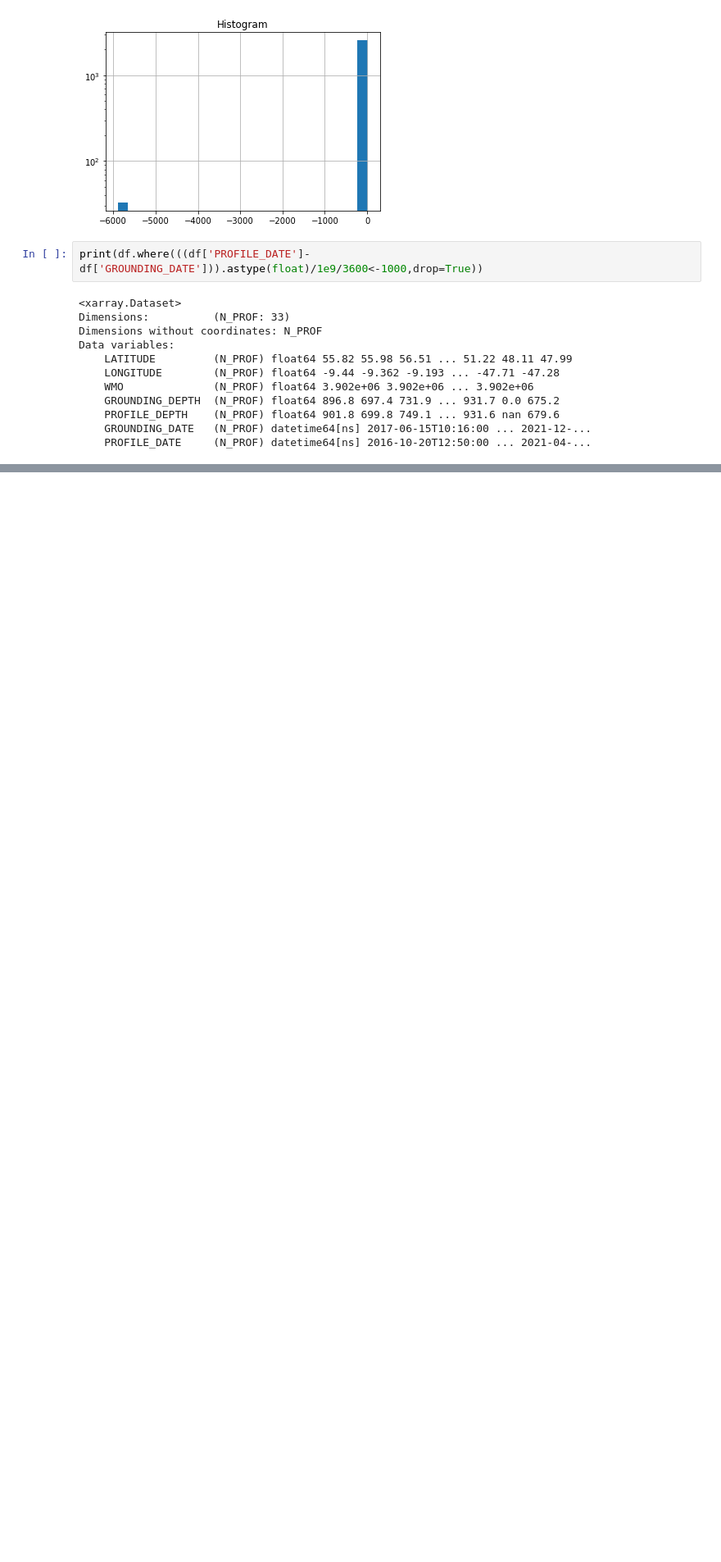
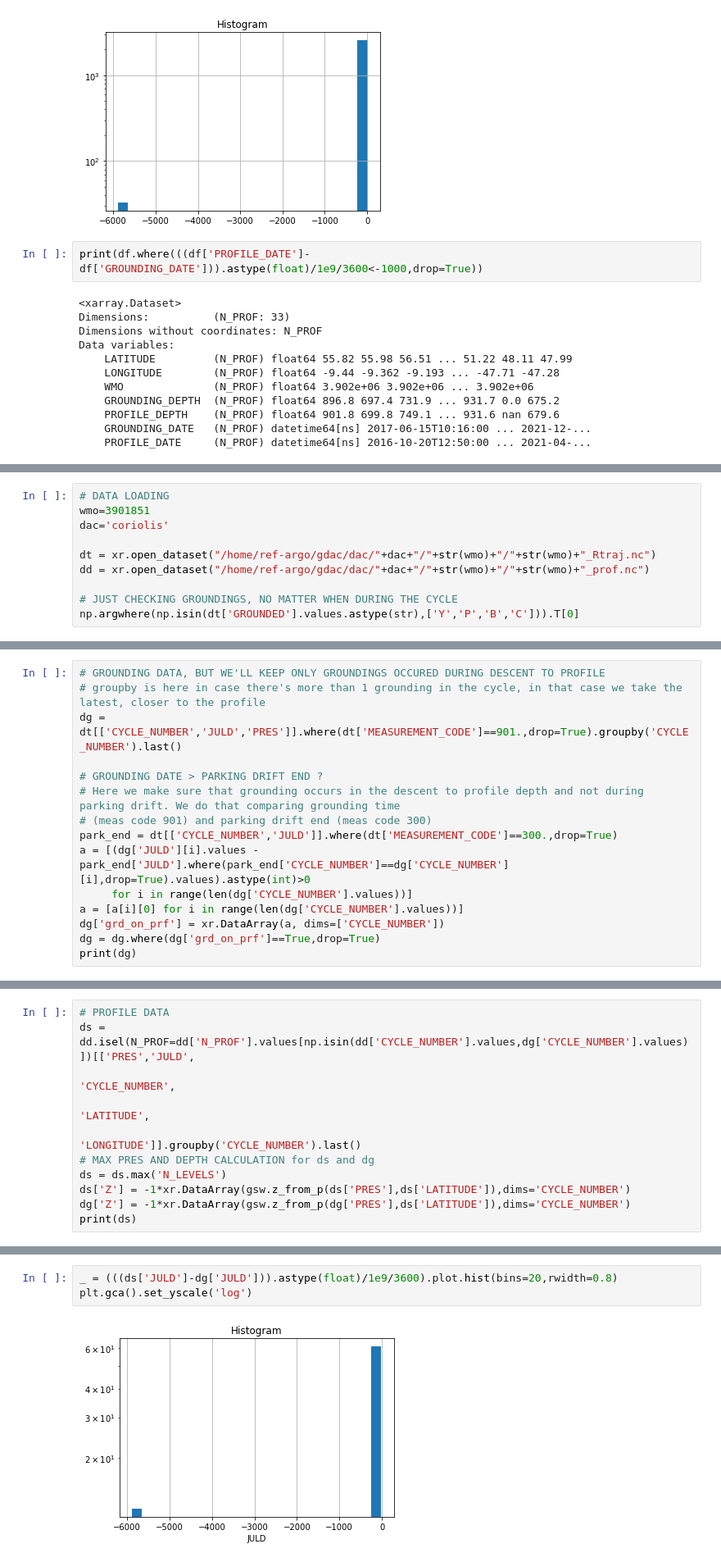
Before and after one commit to quai20/argobathy, a Jupyter notebook: grounded_profiles.ipynb, the cells around one changed output, grey strips where cells are left out. Shown: that part at 82% size. Saved outputs shown, nothing was run; the diff lists cells and outputs as text; blank space fills up the shorter version.

```diff
--- a/grounded_profiles.ipynb
+++ b/grounded_profiles.ipynb
@@ -202,0 +324,10 @@ Data variables:
+# %%
+# DATA LOADING
+wmo=3901851
+dac='coriolis'
+
+dt = xr.open_dataset("/home/ref-argo/gdac/dac/"+dac+"/"+str(wmo)+"/"+str(wmo)+"_Rtraj.nc")
+dd = xr.open_dataset("/home/ref-argo/gdac/dac/"+dac+"/"+str(wmo)+"/"+str(wmo)+"_prof.nc")
+
+# JUST CHECKING GROUNDINGS, NO MATTER WHEN DURING THE CYCLE
+np.argwhere(np.isin(dt['GROUNDED'].values.astype(str),['Y','P','B','C'])).T[0]
@@ -202,0 +345,15 @@ Data variables:
+# %%
+# GROUNDING DATA, BUT WE'LL KEEP ONLY GROUNDINGS OCCURED DURING DESCENT TO PROFILE
+# groupby is here in case there's more than 1 grounding in the cycle, in that case we take the latest, closer to the profile
+dg = dt[['CYCLE_NUMBER','JULD','PRES']].where(dt['MEASUREMENT_CODE']==901.,drop=True).groupby('CYCLE_NUMBER').last()
+
+# GROUNDING DATE > PARKING DRIFT END ?
+# Here we make sure that grounding occurs in the descent to profile depth and not during parking drift. We do that comparing grounding time
+# (meas code 901) and parking drift end (meas code 300)
+park_end = dt[['CYCLE_NUMBER','JULD']].where(dt['MEASUREMENT_CODE']==300.,drop=True)
+a = [(dg['JULD'][i].values - park_end['JULD'].where(park_end['CYCLE_NUMBER']==dg['CYCLE_NUMBER'][i],drop=True).values).astype(int)>0
+     for i in range(len(dg['CYCLE_NUMBER'].values))]
+a = [a[i][0] for i in range(len(dg['CYCLE_NUMBER'].values))]
+dg['grd_on_prf'] = xr.DataArray(a, dims=['CYCLE_NUMBER'])
+dg = dg.where(dg['grd_on_prf']==True,drop=True)
+print(dg)
@@ -202,0 +381,11 @@ Data variables:
+# %%
+# PROFILE DATA
+ds = dd.isel(N_PROF=dd['N_PROF'].values[np.isin(dd['CYCLE_NUMBER'].values,dg['CYCLE_NUMBER'].values)])[['PRES','JULD',
+                                                                                                        'CYCLE_NUMBER',
+                                                                                                        'LATITUDE',
+                                                                                                        'LONGITUDE']].groupby('CYCLE_NUMBER').last()
+# MAX PRES AND DEPTH CALCULATION for ds and dg
+ds = ds.max('N_LEVELS')
+ds['Z'] = -1*xr.DataArray(gsw.z_from_p(ds['PRES'],ds['LATITUDE']),dims='CYCLE_NUMBER')
+dg['Z'] = -1*xr.DataArray(gsw.z_from_p(dg['PRES'],ds['LATITUDE']),dims='CYCLE_NUMBER')
+print(ds)
@@ -202,0 +403,5 @@ Data variables:
+# %%
+_ = (((ds['JULD']-dg['JULD'])).astype(float)/1e9/3600).plot.hist(bins=20,rwidth=0.8)
+plt.gca().set_yscale('log')
+# %% [output]
+[figure, added]
```
Also changed, not shown: parts of 13 cells of this notebook, 1 other file.
